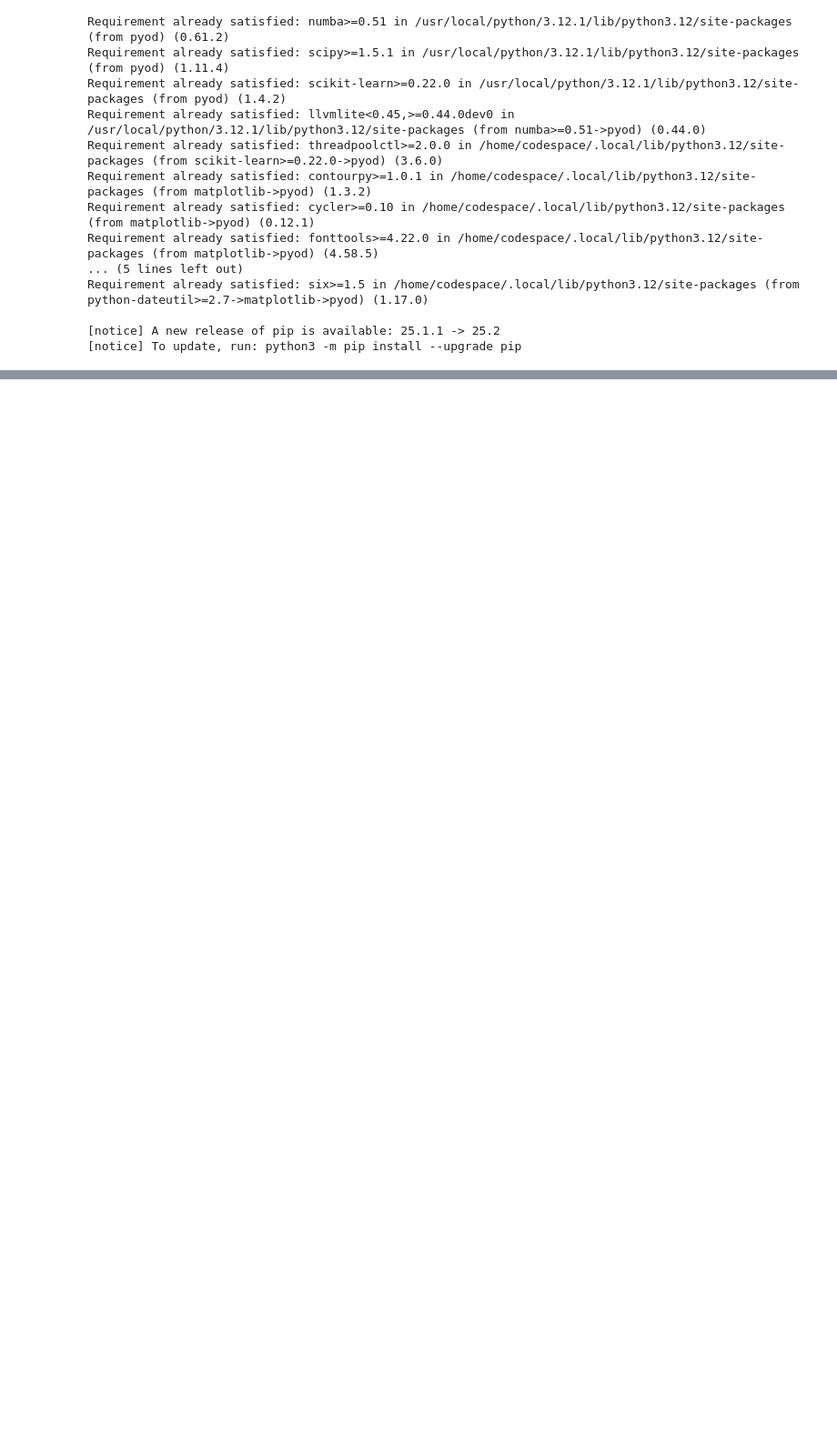
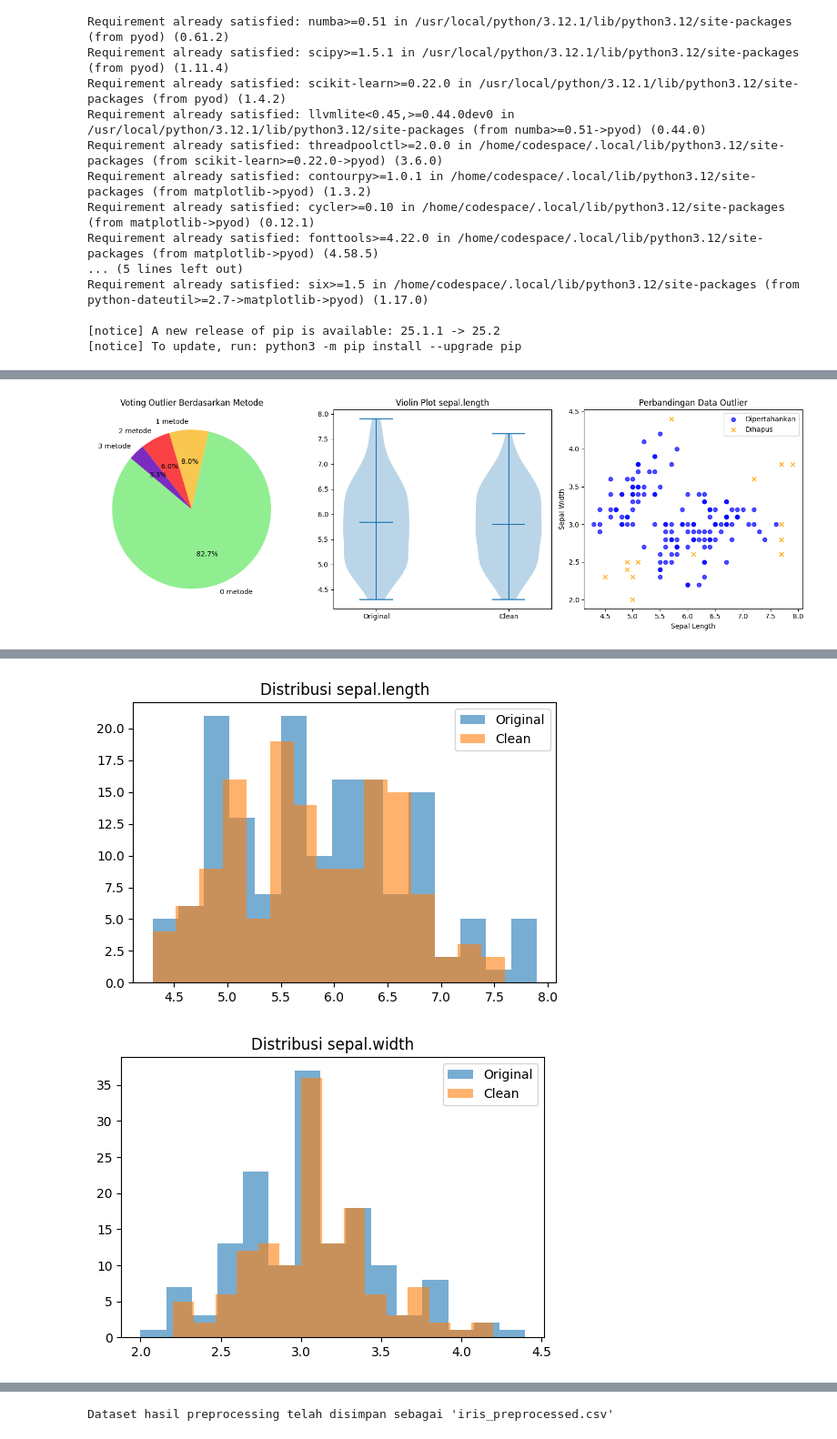
Before and after one commit to nadiatulkhoir30/PSD, a Jupyter notebook: _sources/prepocesing.ipynb, the cells around one changed output, grey strips where cells are left out. Shown: that part at 91% size. Saved outputs shown, nothing was run; the diff lists cells and outputs as text; code cells hidden in the pictures; blank space fills up the shorter version.

```diff
--- a/_sources/prepocesing.ipynb
+++ b/_sources/prepocesing.ipynb
@@ -188,0 +413,70 @@ Setelah hapus outlier (LOF): (135, 5)
+# %%
+# --- Hitung total outlier dari semua metode (KNN, ABOD, LOF) ---
+df['total_outlier_votes'] = df[['KNN_outlier', 'ABOD_outlier', 'LOF_outlier']].sum(axis=1)
+
+# --- Menghapus outlier berdasarkan sistem voting ---
+df_clean = df[df['total_outlier_votes'] < 2].copy()
+
+# Visualisasi hasil voting
+plt.figure(figsize=(15, 5))
+
+# Plot 1: Pie chart hasil voting
+plt.subplot(1, 3, 1)
+votes_count = df['total_outlier_votes'].value_counts().sort_index()
+plt.pie(votes_count,
+        labels=[f'{i} metode' for i in votes_count.index],
+        autopct='%1.1f%%',
+        colors=['#90ee90', '#f9c74f', '#f94144', '#7b2cbf'],
+        startangle=140)
+plt.title('Voting Outlier Berdasarkan Metode')
+
+# Plot 2: Violin plot perbandingan sebelum & sesudah
+plt.subplot(1, 3, 2)
+plt.violinplot([df[features[0]], df_clean[features[0]]], showmeans=True)
+plt.xticks([1, 2], ['Original', 'Clean'])
+plt.title(f'Violin Plot {features[0]}')
+
+# Plot 3: Scatter plot data dipertahankan vs dihapus
+plt.subplot(1, 3, 3)
+plt.scatter(df_clean['sepal.length'], df_clean['sepal.width'],
+            c='blue', marker='o', label='Dipertahankan', alpha=0.7)
+plt.scatter(df[df['total_outlier_votes'] >= 2]['sepal.length'],
+            df[df['total_outlier_votes'] >= 2]['sepal.width'],
+            c='orange', marker='x', label='Dihapus', alpha=0.9)
+plt.xlabel('Sepal Length')
+plt.ylabel('Sepal Width')
+plt.title('Perbandingan Data Outlier')
+plt.legend()
+plt.tight_layout()
+plt.show()
+
+# Statistik hasil preprocessing
+print("-- Hasil Preprocessing Data --")
+print("="*50)
+print(f"- Total data awal             : {len(df)}")
+print(f"- Data yang dihapus           : {len(df) - len(df_clean)} "
+      f"({(len(df) - len(df_clean)) / len(df) * 100:.2f}%)")
+print(f"- Total data setelah bersih   : {len(df_clean)}")
+
+print("\n-- Statistik Deskriptif Sebelum & Sesudah --")
+print("="*50)
+print("\n>> Sebelum penghapusan outlier:")
+print(df[features].describe())
+print("\n>> Setelah penghapusan outlier:")
+print(df_clean[features].describe())
+
+# Visualisasi distribusi tiap fitur sebelum & sesudah
+for feature in features:
+    plt.figure(figsize=(6, 4))
+    plt.hist(df[feature], bins=15, alpha=0.6, label='Original')
+    plt.hist(df_clean[feature], bins=15, alpha=0.6, label='Clean')
+    plt.title(f'Distribusi {feature}')
+    plt.legend()
+    plt.show()
+
+
+# Menyimpan dataset hasil preprocessing
+df_clean[features + ['variety']].to_csv('iris_preprocessed.csv', index=False)
+print("\nDataset hasil preprocessing telah disimpan sebagai 'iris_preprocessed.csv'")
+# %% [output]
+[figure, added]
@@ -188,0 +500,2 @@ Setelah hapus outlier (LOF): (135, 5)
+[figure, added]
+[figure, added]
@@ -188,0 +508 @@ Setelah hapus outlier (LOF): (135, 5)
+Dataset hasil preprocessing telah disimpan sebagai 'iris_preprocessed.csv'
```
Also changed, not shown: parts of 16 cells of this notebook, 30 other files.
